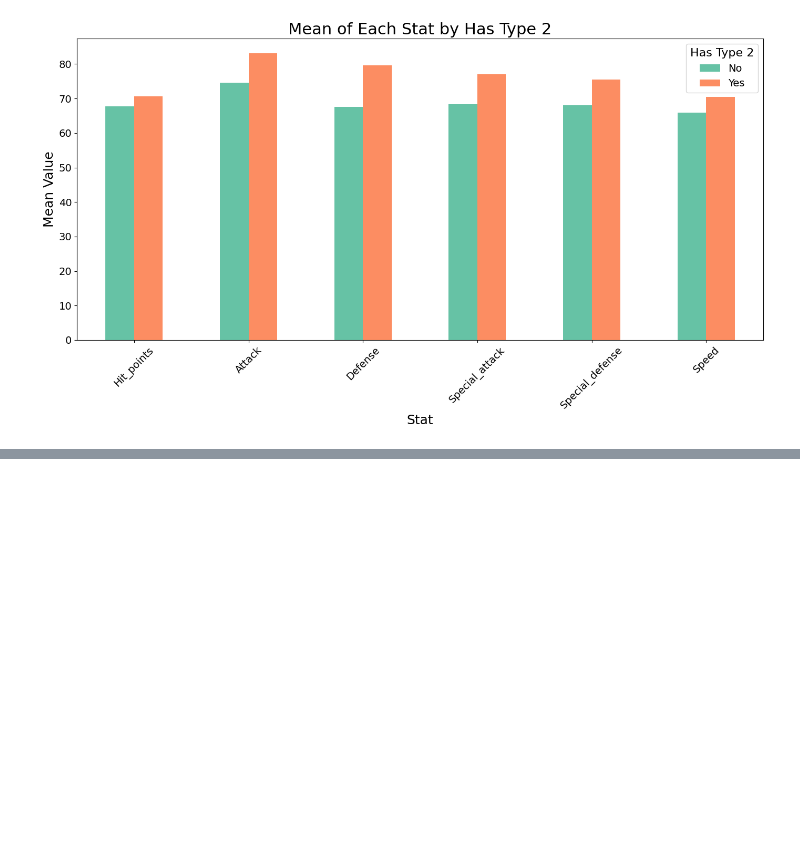
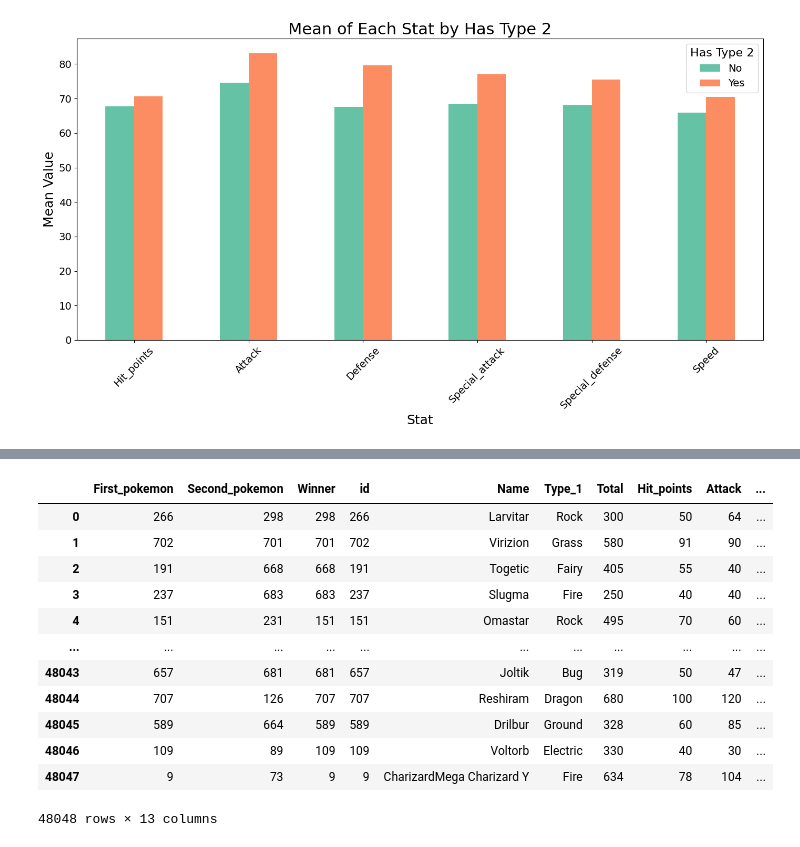
Before and after one commit to DaniDL346/Pokemon_Catch_Them_All, a Jupyter notebook: jupyter_notebooks/ETL_postprocessing.ipynb, the cells around one changed output, grey strips where cells are left out. Cells and saved outputs as stored; diff of their text form; code cells hidden in the pictures; blank space fills up the shorter version.

```diff
--- a/jupyter_notebooks/ETL_postprocessing.ipynb
+++ b/jupyter_notebooks/ETL_postprocessing.ipynb
@@ -480,0 +521,19 @@ plt.show()
+# %%
+# Perform a left join between the combats dataset and the selected Pokemon characteristics
+# This merges the characteristics of the first Pokemon in each combat into the combats dataframe
+df_joined_type1 = df_com.merge(df_pok_char, left_on='First_pokemon', right_on='id', how='left')
+df_joined_type1
+# %% [output]
+|  | First_pokemon | Second_pokemon | Winner | id | Name | Type_1 | Total | Hit_points | Attack | ... |
+| 0 | 266 | 298 | 298 | 266 | Larvitar | Rock | 300 | 50 | 64 | ... |
+| 1 | 702 | 701 | 701 | 702 | Virizion | Grass | 580 | 91 | 90 | ... |
+| 2 | 191 | 668 | 668 | 191 | Togetic | Fairy | 405 | 55 | 40 | ... |
+| 3 | 237 | 683 | 683 | 237 | Slugma | Fire | 250 | 40 | 40 | ... |
+| 4 | 151 | 231 | 151 | 151 | Omastar | Rock | 495 | 70 | 60 | ... |
+| ... | ... | ... | ... | ... | ... | ... | ... | ... | ... | ... |
+| 48043 | 657 | 681 | 681 | 657 | Joltik | Bug | 319 | 50 | 47 | ... |
+| 48044 | 707 | 126 | 707 | 707 | Reshiram | Dragon | 680 | 100 | 120 | ... |
+| 48045 | 589 | 664 | 589 | 589 | Drilbur | Ground | 328 | 60 | 85 | ... |
+| 48046 | 109 | 89 | 109 | 109 | Voltorb | Electric | 330 | 40 | 30 | ... |
+| 48047 | 9 | 73 | 9 | 9 | CharizardMega Charizard Y | Fire | 634 | 78 | 104 | ... |
+48048 rows × 13 columns
```
Also changed, not shown: parts of 12 cells of this notebook, 1 other file.
